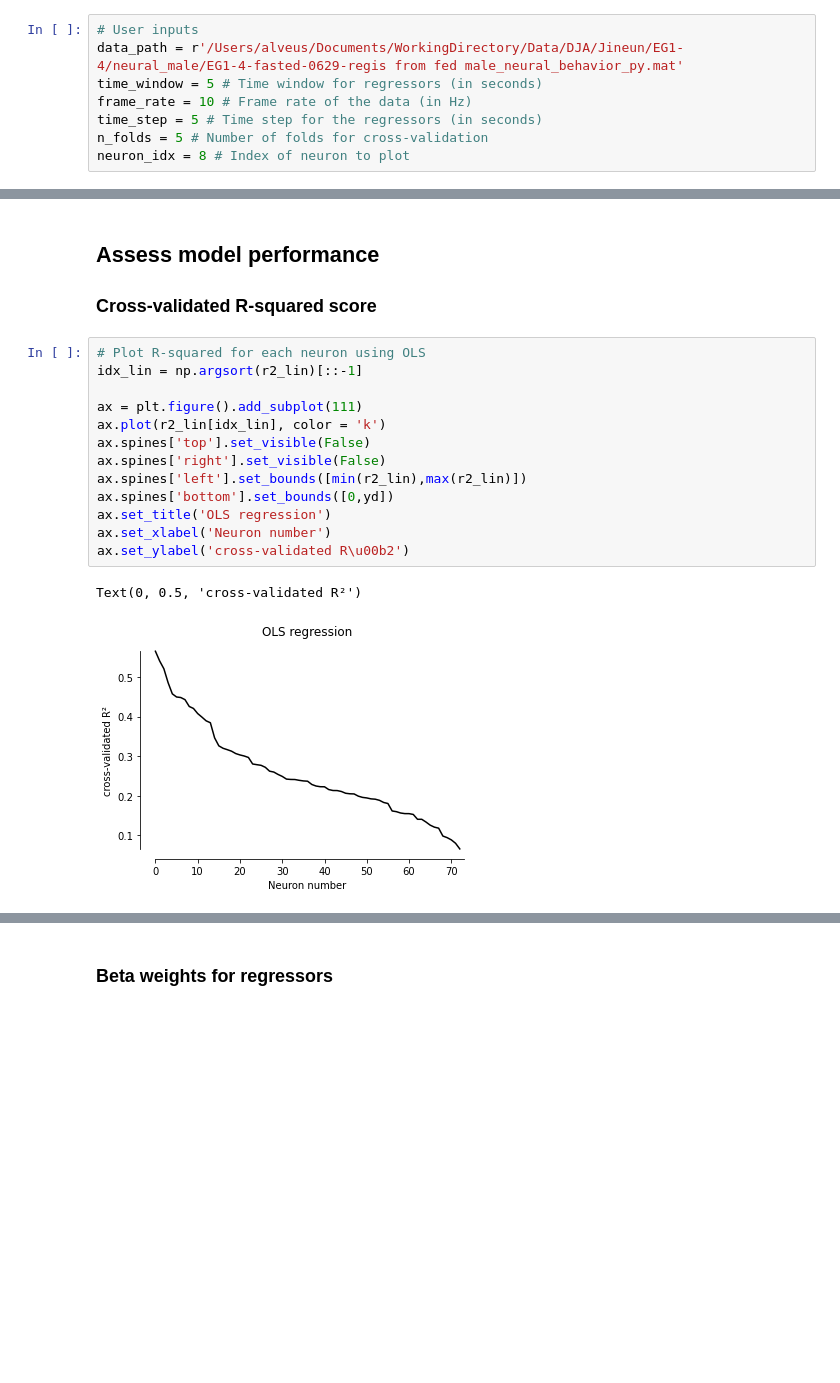
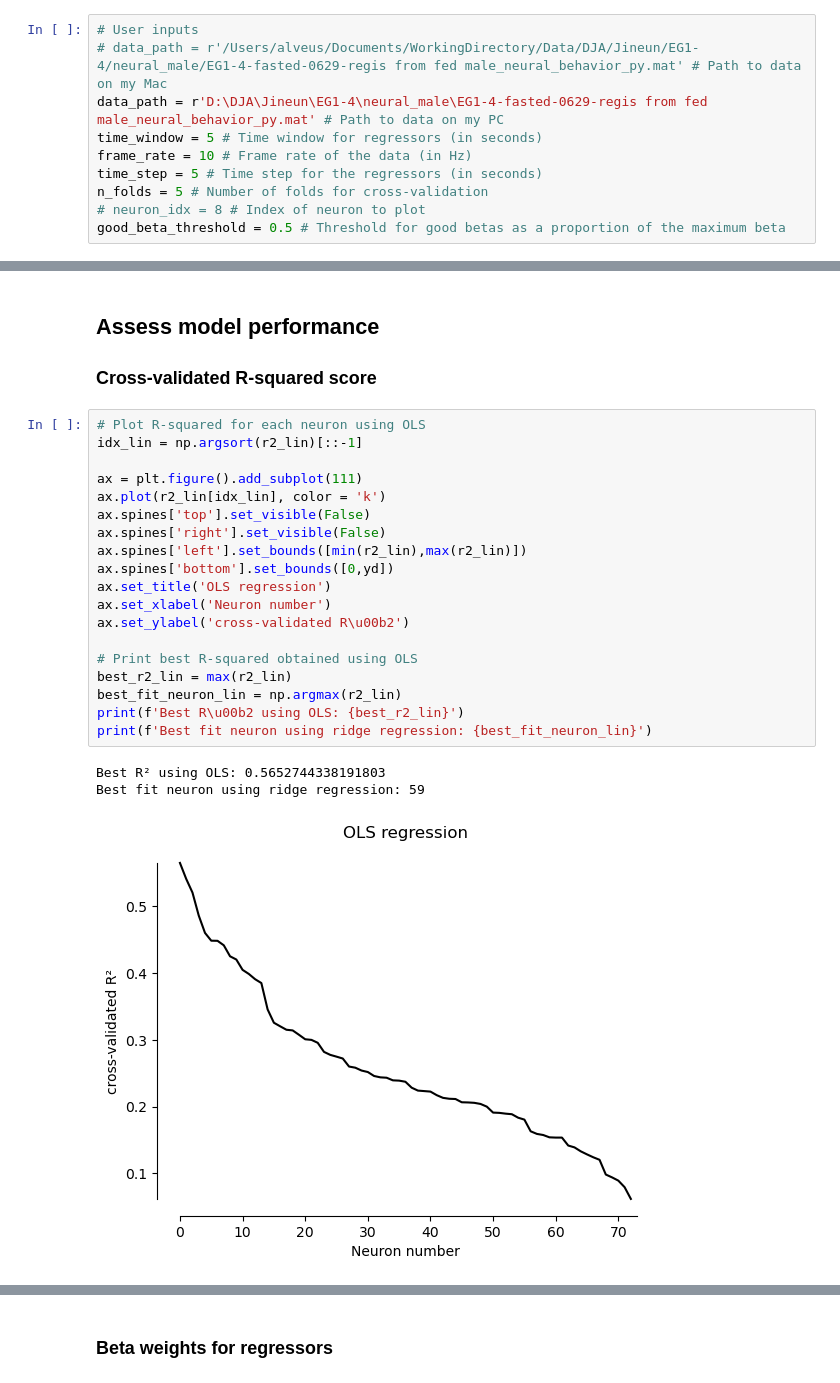
Before and after one commit to CharlesXu-Jingyue/DJA_FallRotation, a Jupyter notebook: DJA_GLM-HHM/glm.ipynb, the cells around one changed output, grey strips where cells are left out. Saved outputs shown, nothing was run; the diff lists cells and outputs as text; blank space fills up the shorter version.

Commit message:
good fit

```diff
--- a/DJA_GLM-HHM/glm.ipynb
+++ b/DJA_GLM-HHM/glm.ipynb
@@ -22,11 +22,13 @@ from sklearn.metrics import r2_score
 # from ssm.util import find_permutation
 # %%
 # User inputs
-data_path = r'/Users/alveus/Documents/WorkingDirectory/Data/DJA/Jineun/EG1-4/neural_male/EG1-4-fasted-0629-regis from fed male_neural_behavior_py.mat'
+# data_path = r'/Users/alveus/Documents/WorkingDirectory/Data/DJA/Jineun/EG1-4/neural_male/EG1-4-fasted-0629-regis from fed male_neural_behavior_py.mat' # Path to data on my Mac
+data_path = r'D:\DJA\Jineun\EG1-4\neural_male\EG1-4-fasted-0629-regis from fed male_neural_behavior_py.mat' # Path to data on my PC
 time_window = 5 # Time window for regressors (in seconds)
 frame_rate = 10 # Frame rate of the data (in Hz)
 time_step = 5 # Time step for the regressors (in seconds)
 n_folds = 5 # Number of folds for cross-validation
-neuron_idx = 8 # Index of neuron to plot
+# neuron_idx = 8 # Index of neuron to plot
+good_beta_threshold = 0.5 # Threshold for good betas as a proportion of the maximum beta
 # %%
 # Load data
@@ -184,19 +194,26 @@ betas_lin.shape
 # %%
 # Plot R-squared for each neuron using OLS
 idx_lin = np.argsort(r2_lin)[::-1]
 
 ax = plt.figure().add_subplot(111)
 ax.plot(r2_lin[idx_lin], color = 'k')
 ax.spines['top'].set_visible(False)
 ax.spines['right'].set_visible(False)
 ax.spines['left'].set_bounds([min(r2_lin),max(r2_lin)])
 ax.spines['bottom'].set_bounds([0,yd])
 ax.set_title('OLS regression')
 ax.set_xlabel('Neuron number')
 ax.set_ylabel('cross-validated R\u00b2')
+
+# Print best R-squared obtained using OLS
+best_r2_lin = max(r2_lin)
+best_fit_neuron_lin = np.argmax(r2_lin)
+print(f'Best R\u00b2 using OLS: {best_r2_lin}')
+print(f'Best fit neuron using ridge regression: {best_fit_neuron_lin}')
 # %% [output]
-Text(0, 0.5, 'cross-validated R²')
+Best R² using OLS: 0.5652744338191803
+Best fit neuron using ridge regression: 59
-[figure, old version]
+[figure, new version]
 # %%
 # Plot R-squared for each neuron using ridge regression
 idx_ridge = np.argsort(r2_ridge)[::-1]
```
Also changed, not shown: parts of 18 cells of this notebook.
